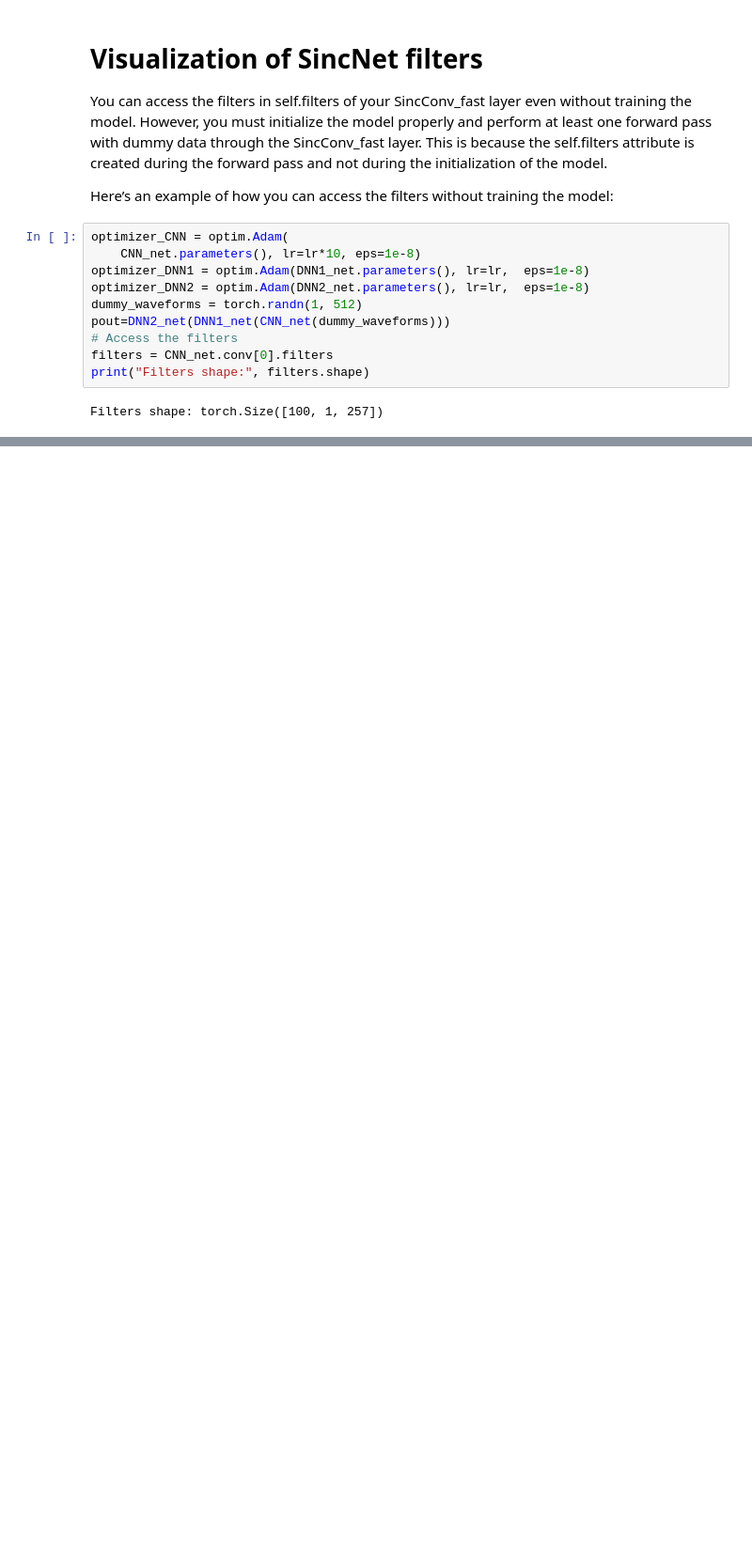
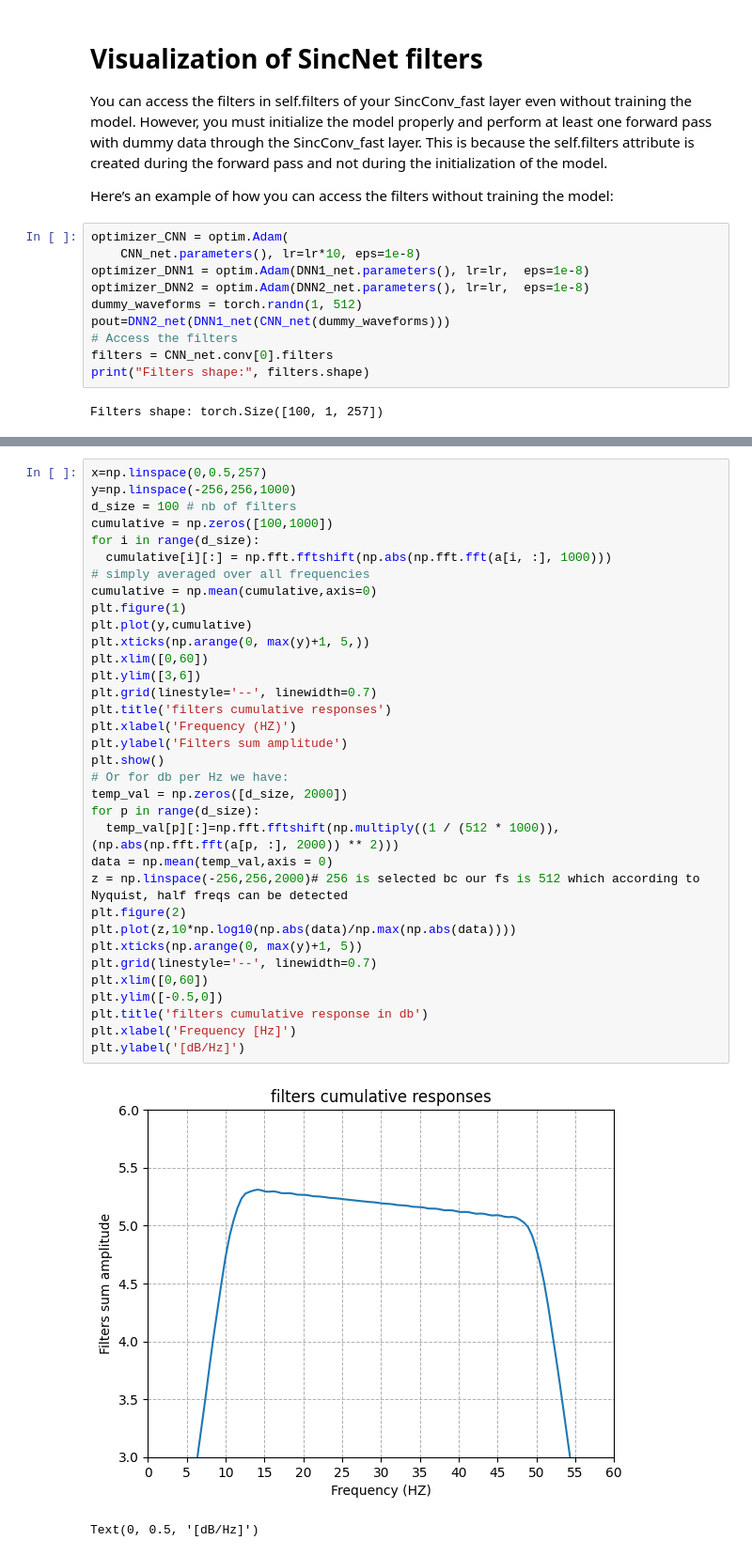
Before and after one commit to ZaUt-bio/Exploring-Filters-in-SincNet-Access-and-Visualization, a Jupyter notebook: SincNet_filters_visualization_initials.ipynb, the cells around one changed output, grey strips where cells are left out. Shown at 94% size. Saved outputs shown, nothing was run; the diff lists cells and outputs as text; blank space fills up the shorter version.

```diff
--- a/SincNet_filters_visualization_initials.ipynb
+++ b/SincNet_filters_visualization_initials.ipynb
@@ -699,0 +708,37 @@ plt.show()
+# %%
+x=np.linspace(0,0.5,257)
+y=np.linspace(-256,256,1000)
+d_size = 100 # nb of filters
+cumulative = np.zeros([100,1000])
+for i in range(d_size):
+  cumulative[i][:] = np.fft.fftshift(np.abs(np.fft.fft(a[i, :], 1000)))
+# simply averaged over all frequencies
+cumulative = np.mean(cumulative,axis=0)
+plt.figure(1)
+plt.plot(y,cumulative)
+plt.xticks(np.arange(0, max(y)+1, 5,))
+plt.xlim([0,60])
+plt.ylim([3,6])
+plt.grid(linestyle='--', linewidth=0.7)
+plt.title('filters cumulative responses')
+plt.xlabel('Frequency (HZ)')
+plt.ylabel('Filters sum amplitude')
+plt.show()
+# Or for db per Hz we have:
+temp_val = np.zeros([d_size, 2000])
+for p in range(d_size):
+  temp_val[p][:]=np.fft.fftshift(np.multiply((1 / (512 * 1000)),(np.abs(np.fft.fft(a[p, :], 2000)) ** 2)))
+data = np.mean(temp_val,axis = 0)
+z = np.linspace(-256,256,2000)# 256 is selected bc our fs is 512 which according to Nyquist, half freqs can be detected
+plt.figure(2)
+plt.plot(z,10*np.log10(np.abs(data)/np.max(np.abs(data))))
+plt.xticks(np.arange(0, max(y)+1, 5))
+plt.grid(linestyle='--', linewidth=0.7)
+plt.xlim([0,60])
+plt.ylim([-0.5,0])
+plt.title('filters cumulative response in db')
+plt.xlabel('Frequency [Hz]')
+plt.ylabel('[dB/Hz]')
+# %% [output]
+[figure, added]
+Text(0, 0.5, '[dB/Hz]')
```
Also changed, not shown: parts of 3 cells of this notebook.
